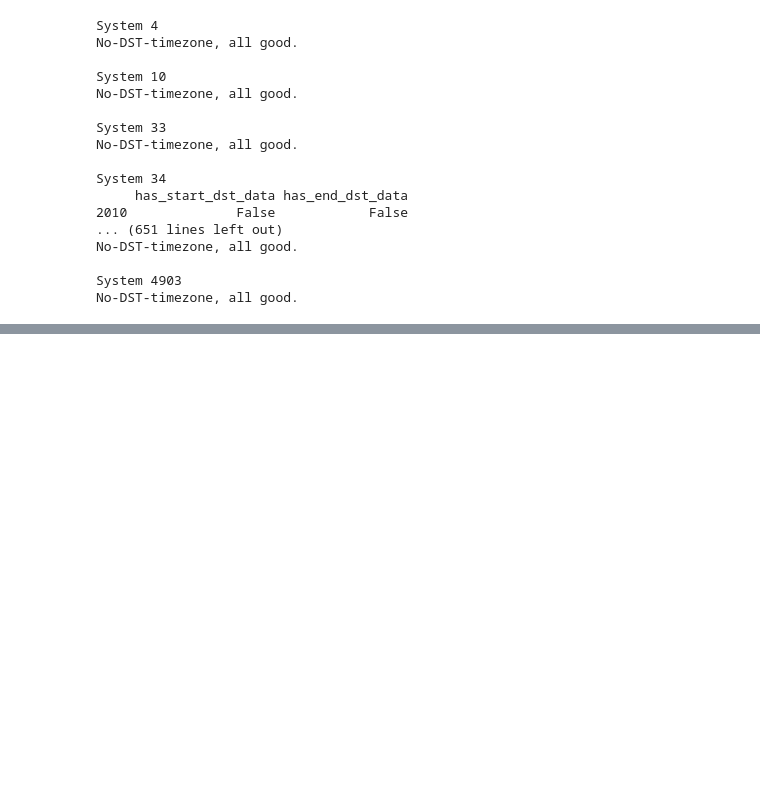
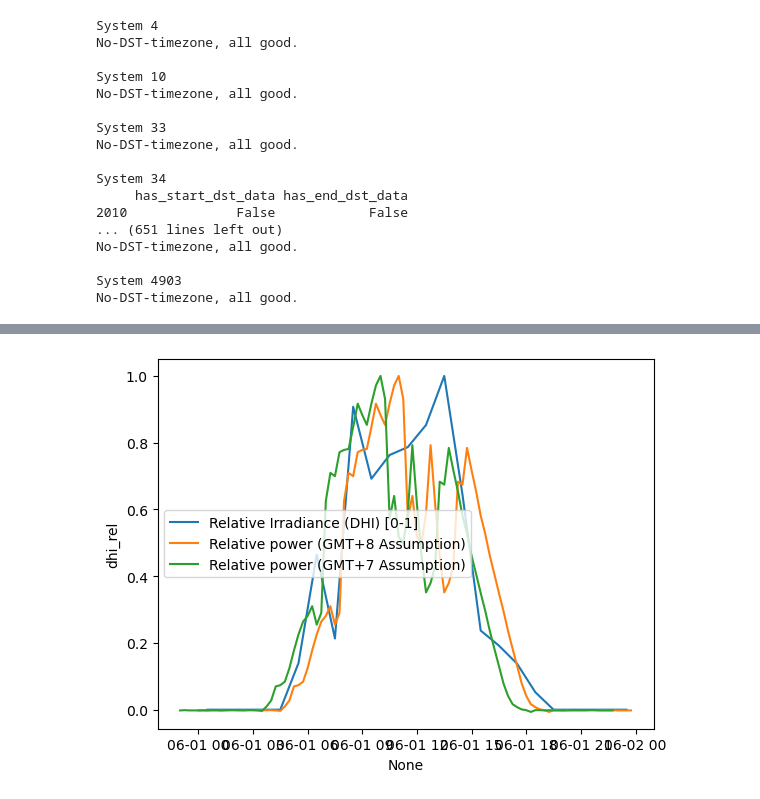
Before and after one commit to Erdos-Projects/predicting-day-ahead-solar-power-production, a Jupyter notebook: src/data/weather/pvlib_practice_CEB.ipynb, the cells around one changed output, grey strips where cells are left out. Cells and saved outputs as stored; diff of their text form; code cells hidden in the pictures; blank space fills up the shorter version.

```diff
--- a/src/data/weather/pvlib_practice_CEB.ipynb
+++ b/src/data/weather/pvlib_practice_CEB.ipynb
@@ -620,0 +840,9 @@ No-DST-timezone, all good.
+# %%
+summer_day_2011_d = system_34_year_2011_data_df[
+    (system_34_year_2011_data_df['time'] >=datetime(2011, 6, 1))
+    & (system_34_year_2011_data_df['time'] < datetime(2011, 6, 2))
+]
+summer_day_2011_w = system_34_year_2011_weather_df[
+    (system_34_year_2011_weather_df['Month'] == 6)
+    & (system_34_year_2011_weather_df['Day'] == 1)
+]
@@ -620,0 +851,9 @@ No-DST-timezone, all good.
+# %%
+summer_day_2011_d_adjust_1 = summer_day_2011_d.copy(deep=True)
+summer_day_2011_d_adjust_2 = summer_day_2011_d.copy(deep=True)
+summer_day_2011_d_adjust_1['time'] = summer_day_2011_d_adjust_1['time'].dt.tz_localize('Etc/GMT+8')
+summer_day_2011_d_adjust_2['time'] = summer_day_2011_d_adjust_2['time'].dt.tz_localize('Etc/GMT+7')
+summer_day_2011_d_adjust_1.loc[:, 'power_rel'] = summer_day_2011_d_adjust_1['ac_power_kW'] / summer_day_2011_d_adjust_1['ac_power_kW'].max()
+summer_day_2011_d_adjust_2.loc[:, 'power_rel'] = summer_day_2011_d_adjust_2['ac_power_kW'] / summer_day_2011_d_adjust_2['ac_power_kW'].max()
+# %%
+summer_day_2011_w.loc[:, 'dhi_rel'] = summer_day_2011_w['dhi'] / summer_day_2011_w['dhi'].max()
@@ -620,0 +891,19 @@ No-DST-timezone, all good.
+# %%
+sns.lineplot(
+    x = summer_day_2011_w.index,
+    y = summer_day_2011_w.dhi_rel,
+    label='Relative Irradiance (DHI) [0-1]'
+)
+sns.lineplot(
+    x = summer_day_2011_d_adjust_1['time'],
+    y = summer_day_2011_d_adjust_1['power_rel'],
+    label = 'Relative power (GMT+8 Assumption)'
+)
+sns.lineplot(
+    x = summer_day_2011_d_adjust_2['time'],
+    y = summer_day_2011_d_adjust_2['power_rel'],
+    label = 'Relative power (GMT+7 Assumption)'
+)
+plt.show()
+# %% [output]
+[figure, added]
```
Also changed, not shown: parts of 35 cells of this notebook, 2 other files.
